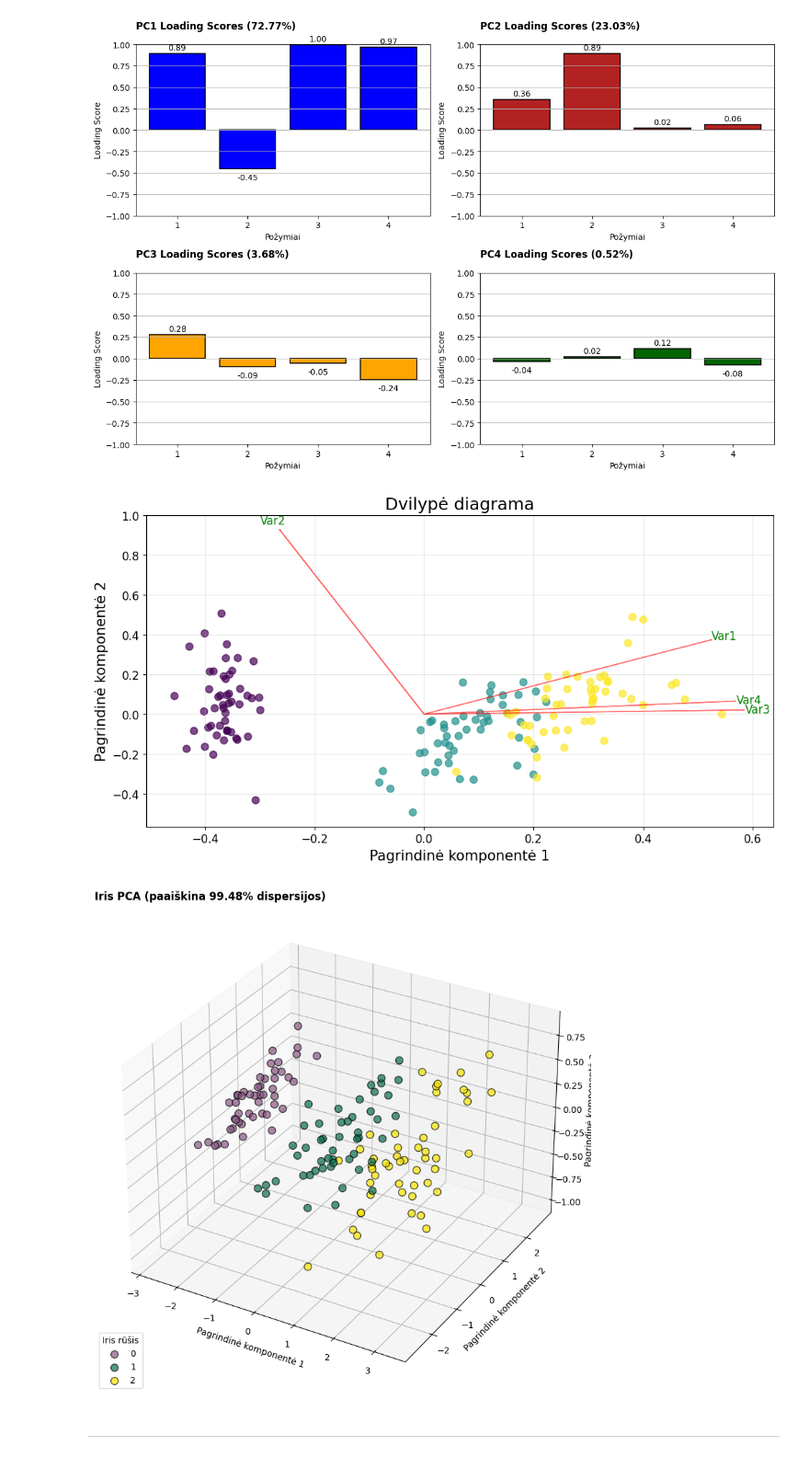
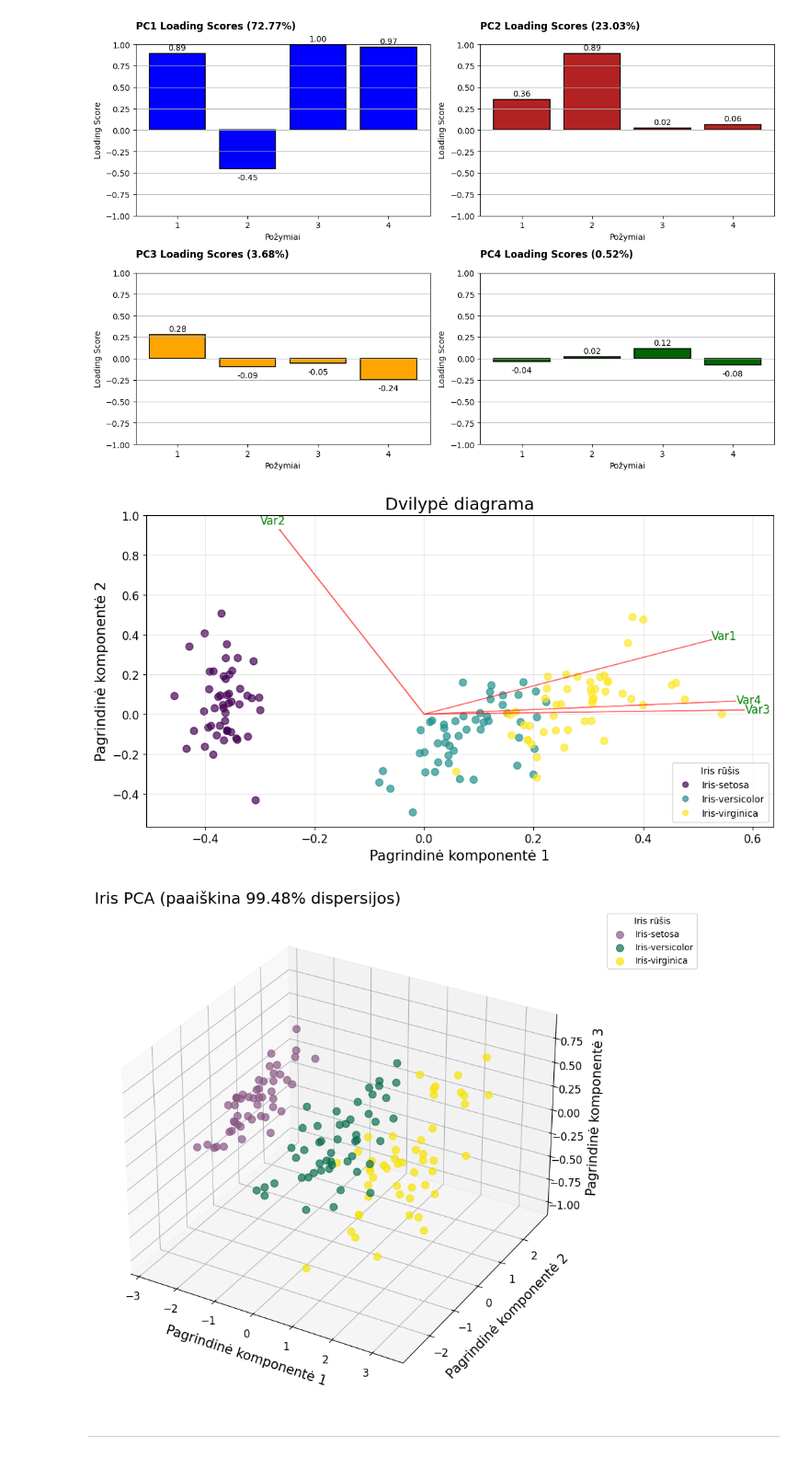
Before and after one commit to EvelinaDu/Papildomi_duomenu_vizualizavimo_skyriai, a Jupyter notebook: Algoritmas/kodas.ipynb, the cells around one changed output. Shown at 92% size. Saved outputs shown, nothing was run; the diff lists cells and outputs as text; code cells hidden in the pictures.

Commit message:
Updated plots for Iris dataset

```diff
--- a/Algoritmas/kodas.ipynb
+++ b/Algoritmas/kodas.ipynb
@@ -261,13 +261,15 @@ plt.show()
 # %% [output]
 [figure]
 # %%
-def biplot(score,coeff,labels=None, c=None):
+koduotes, target_names = pd.factorize(y_iris)
+
+def biplot(score, coeff, labels=None, c=None, target_names = None):
     xs = score[:,0]
     ys = score[:,1]
     n = coeff.shape[0]
     scalex = 1.0/(xs.max() - xs.min())
     scaley = 1.0/(ys.max() - ys.min())
-    plt.scatter(xs * scalex, ys * scaley, s=60, c=c, cmap='viridis', alpha=0.7)
+    scatter = plt.scatter(xs * scalex, ys * scaley, s=60, c=c, cmap='viridis', alpha=0.7)
     for i in range(n):
         plt.arrow(0, 0, coeff[i,0], coeff[i,1], color = 'red', alpha = 0.5)
         if labels is None:
@@ -280,33 +282,40 @@ def biplot(score,coeff,labels=None, c=None):
     plt.ylabel("Pagrindinė komponentė {}".format(2), fontsize=15)
     plt.tick_params(axis='both', which='major', labelsize=12)
     plt.grid(alpha=0.3)
+
+    if target_names is not None:
+        handles, _ = scatter.legend_elements()
+        plt.legend(handles, target_names, title="Iris rūšis", loc="lower right", fontsize=10)
+
 plt.figure(figsize=(12, 6))
-biplot(data_pca, np.transpose(pca.components_), c = y_numeric)
+biplot(data_pca, np.transpose(pca.components_), c = y_numeric, target_names = target_names)
 # %% [output]
-[figure, old version]
+[figure, new version]
 # %%
 total_explained_variance = sum(pca.explained_variance_ratio_[:3]) * 100
 colors = ["#895884", "#0B6E4F", "#F5E400"]
 
 pca_3d_df = pd.DataFrame(data_pca[:, :3], columns=["PC1", "PC2", "PC3"])
-pca_3d_df["y"] = y_numeric
+pca_3d_df["y"] = y_iris
 
-fig = plt.figure(figsize=(12, 10))
+fig = plt.figure(figsize=(10, 10))
 ax = fig.add_subplot(projection="3d")
 
 for i, target in enumerate(sorted(pca_3d_df["y"].unique())):
     subset = pca_3d_df[pca_3d_df["y"] == target]
-    ax.scatter(xs=subset["PC1"], ys=subset["PC2"], zs=subset["PC3"], s=70, alpha=0.7, c=colors[i], edgecolors="#000000", label=target)
+    ax.scatter(xs=subset["PC1"], ys=subset["PC2"], zs=subset["PC3"], s=70, alpha=0.7, c=colors[i], edgecolors=colors[i], label=target)
 
-ax.set_xlabel("Pagrindinė komponentė 1")
-ax.set_ylabel("Pagrindinė komponentė 2")
-ax.set_zlabel("Pagrindinė komponentė 3")
-ax.set_title(f"Iris PCA (paaiškina {total_explained_variance:.2f}% dispersijos)", loc="left", fontdict={"weight": "bold"})
+ax.set_xlabel("Pagrindinė komponentė 1", fontsize=15, labelpad=10)
+ax.set_ylabel("Pagrindinė komponentė 2", fontsize=15, labelpad=10)
+ax.set_zlabel("Pagrindinė komponentė 3", fontsize=15, labelpad=10)
+ax.set_title(f"Iris PCA (paaiškina {total_explained_variance:.2f}% dispersijos)", loc="left", fontsize=18)
+ax.tick_params(axis='both', which='major', labelsize=12)
+ax.grid(alpha=0.3)
 
-ax.legend(title="Iris rūšis", loc="lower left")
+ax.legend(title="Iris rūšis", loc="upper left", bbox_to_anchor=(1.05, 1))
 plt.show()
 # %% [output]
-[figure, old version]
+[figure, new version]
 # %% [markdown]
 -----
 # %% [markdown]
```
